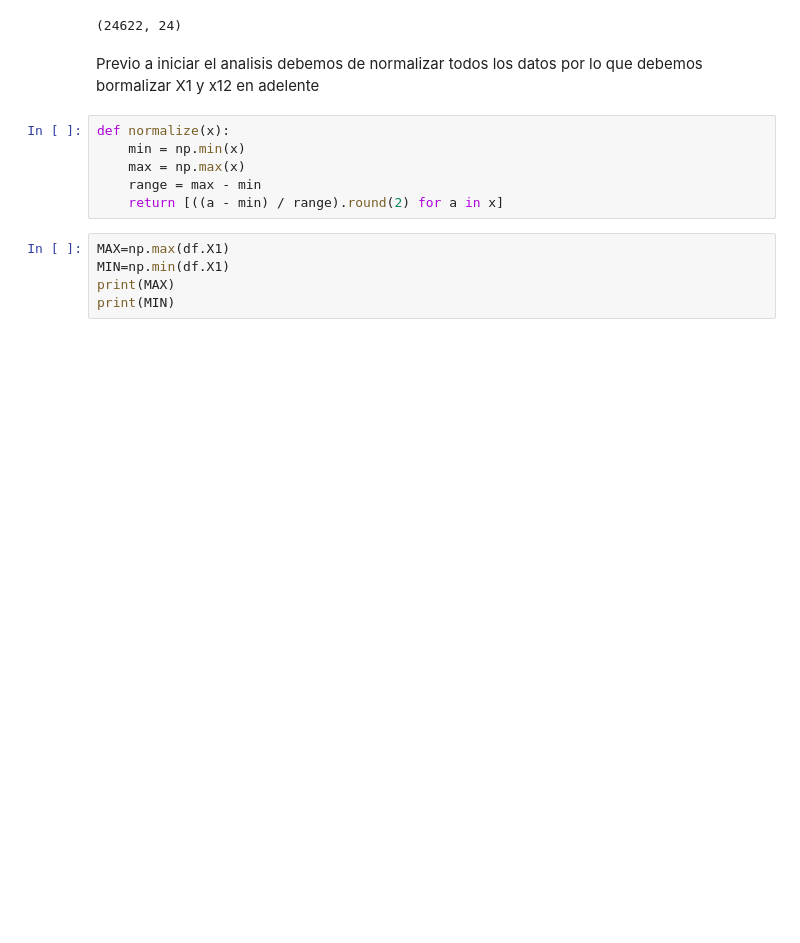
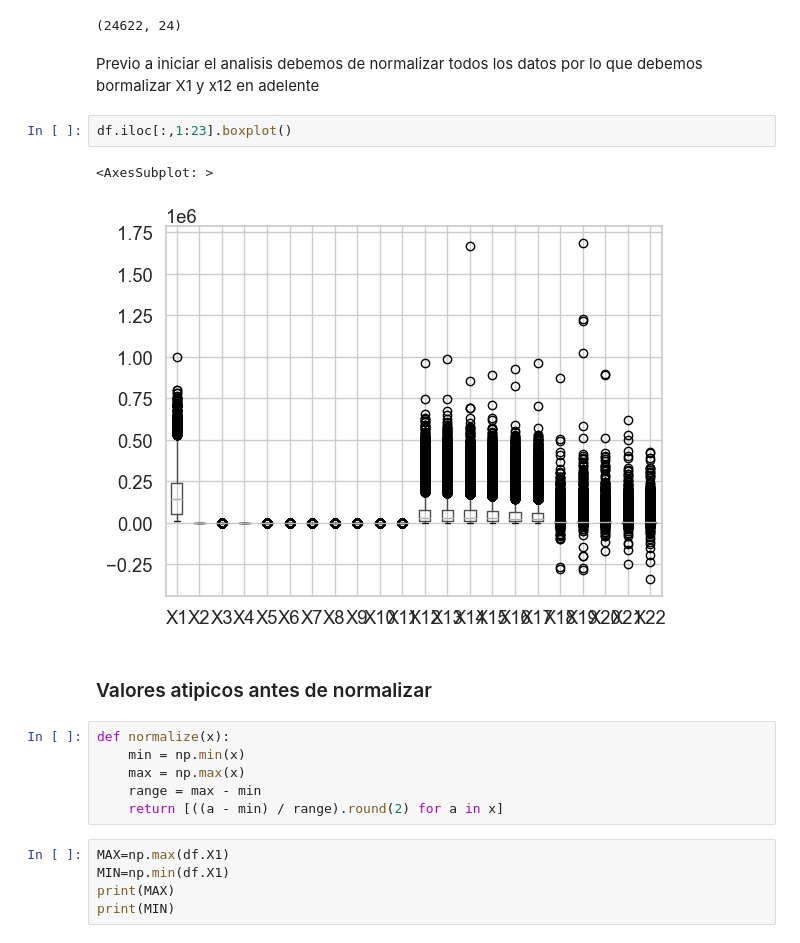
Before and after one commit to PosgradoMNA/actividades-del-projecto-equipo-4, a Jupyter notebook: Actividad Semanal -- 4/Actividad Semanal --4.ipynb, the cells around one changed output. Drawn from its saved outputs; the diff is of its cells as text; blank space fills up the shorter version.

```diff
--- a/Actividad Semanal -- 4/Actividad Semanal --4.ipynb
+++ b/Actividad Semanal -- 4/Actividad Semanal --4.ipynb
@@ -31,6 +31,13 @@ df.shape
 (24622, 24)
 # %% [markdown]
 Previo a iniciar el analisis debemos de normalizar todos los datos por lo que debemos bormalizar X1 y x12 en adelente
+# %%
+df.iloc[:,1:23].boxplot()
+# %% [output]
+<AxesSubplot: >
+[figure, added]
+# %% [markdown]
+### Valores atipicos antes de normalizar
 # %%
 def normalize(x):
     min = np.min(x)
```
Also changed, not shown: parts of 3 cells of this notebook.
